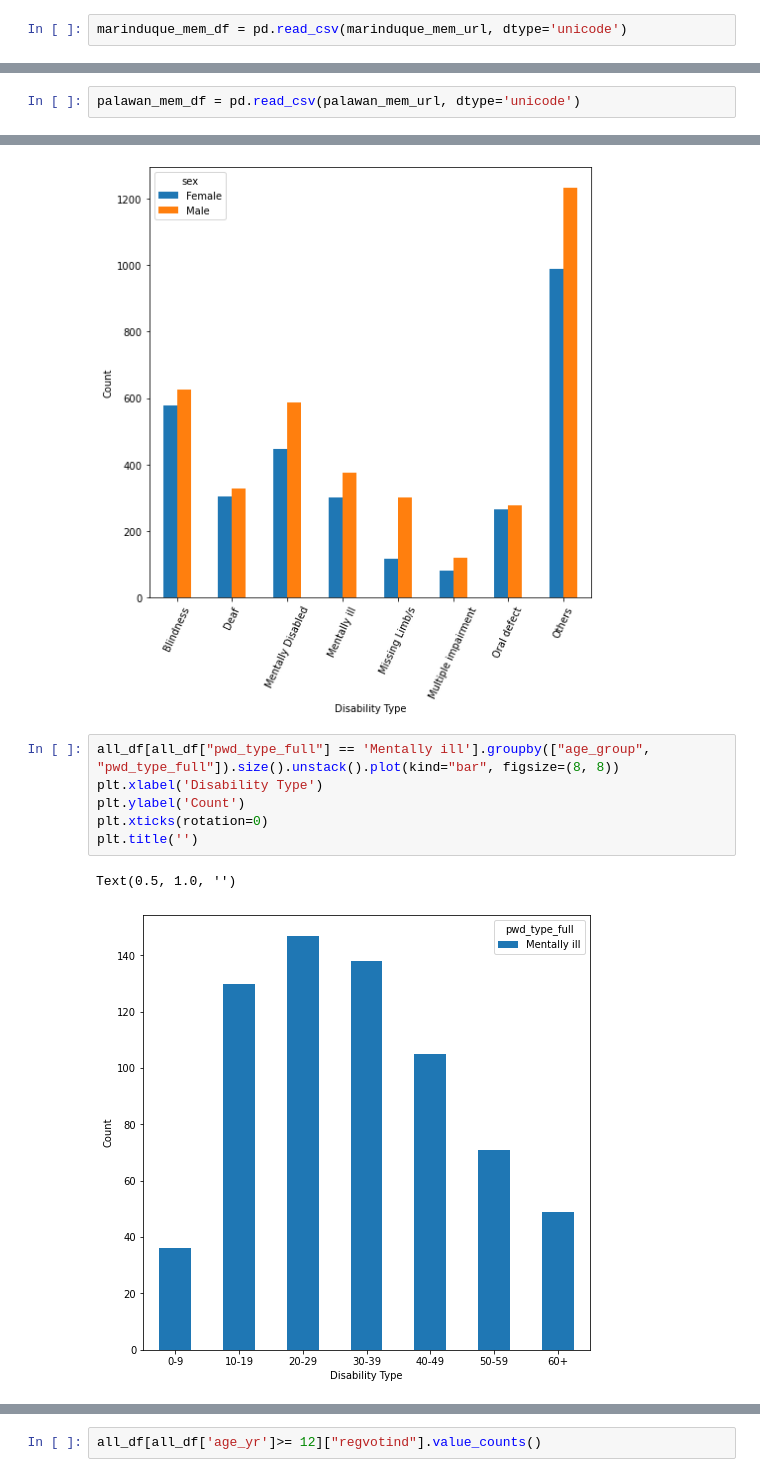
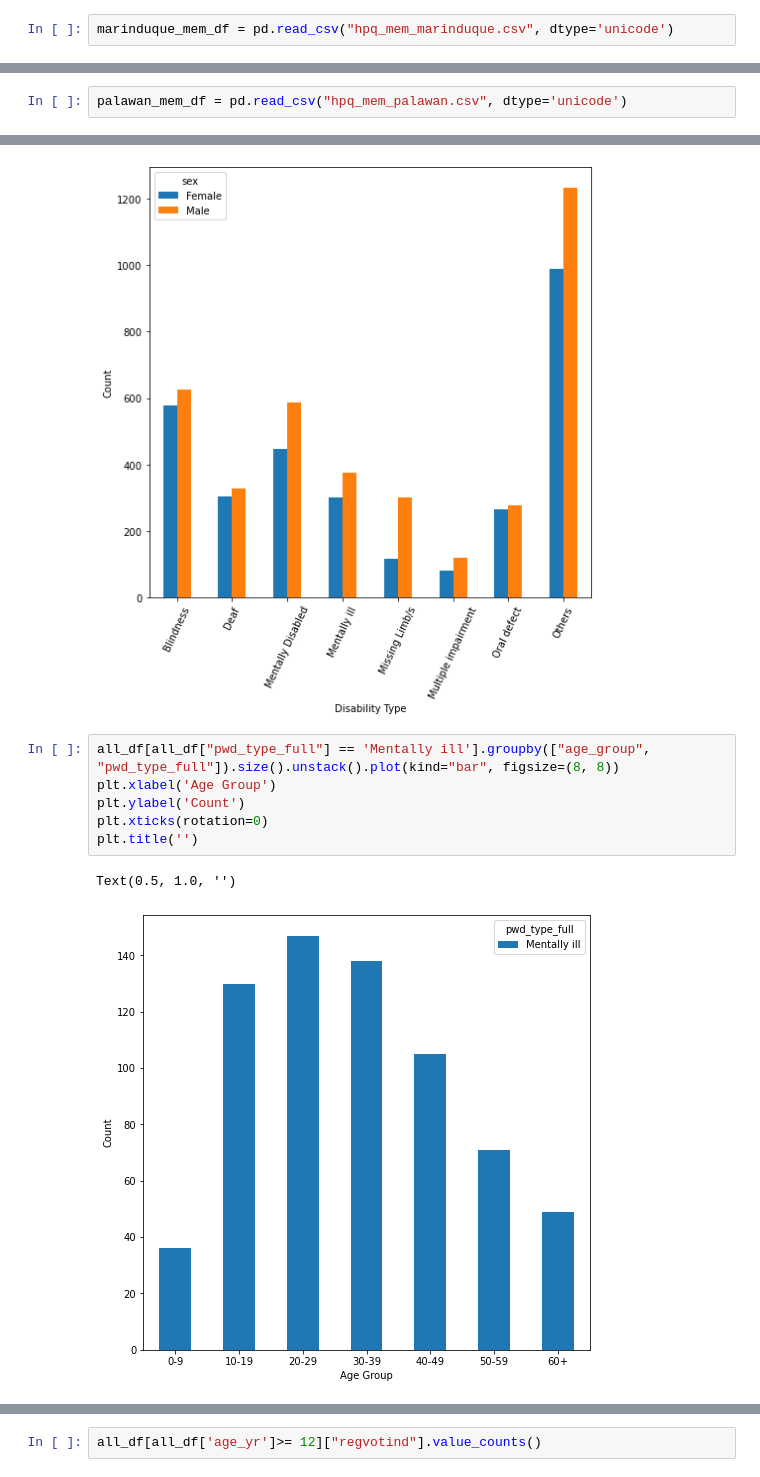
Before and after one commit to DineshOng/CSMODEL, a Jupyter notebook: CSMODEL-Final.ipynb, the cells around one changed output, grey strips where cells are left out. Saved outputs shown, nothing was run; the diff lists cells and outputs as text.

```diff
--- a/CSMODEL-Final.ipynb
+++ b/CSMODEL-Final.ipynb
@@ -106,7 +83,7 @@ palawan_mem_url = "hpq_mem_palawan.csv"
 # %% [markdown]
 #### Reading the **Marinduque** dataset.
 # %%
-marinduque_mem_df = pd.read_csv(marinduque_mem_url, dtype='unicode')
+marinduque_mem_df = pd.read_csv("hpq_mem_marinduque.csv", dtype='unicode')
 # %%
 marinduque_df = marinduque_mem_df[["sex", "age_yr", "ynotsch", "educal", "wagcshm", "pwd_type"]].copy()
 # %% [markdown]
@@ -133,7 +110,7 @@ There are **204,781** observations in the **Marinduque** member record dataset.
 # %% [markdown]
 #### Reading the **Palawan** dataset
 # %%
-palawan_mem_df = pd.read_csv(palawan_mem_url, dtype='unicode')
+palawan_mem_df = pd.read_csv("hpq_mem_palawan.csv", dtype='unicode')
 # %%
 palawan_df = palawan_mem_df[["sex", "age_yr", "ynotsch", "educal", "wagcshm", "pwd_type"]].copy()
 # %% [markdown]
@@ -534,13 +520,13 @@ Text(0.5, 1.0, '')
 [figure]
 # %%
 all_df[all_df["pwd_type_full"] == 'Mentally ill'].groupby(["age_group", "pwd_type_full"]).size().unstack().plot(kind="bar", figsize=(8, 8))
-plt.xlabel('Disability Type')
+plt.xlabel('Age Group')
 plt.ylabel('Count')
 plt.xticks(rotation=0)
 plt.title('')
 # %% [output]
 Text(0.5, 1.0, '')
-[figure, old version]
+[figure, new version]
 # %%
 sample_df = all_df.query("educal_range == 'College Graduate' | educal_range == 'College Undergraduate'").sample(60)
 sample_df.shape
```
Also changed, not shown: parts of 10 cells of this notebook.
